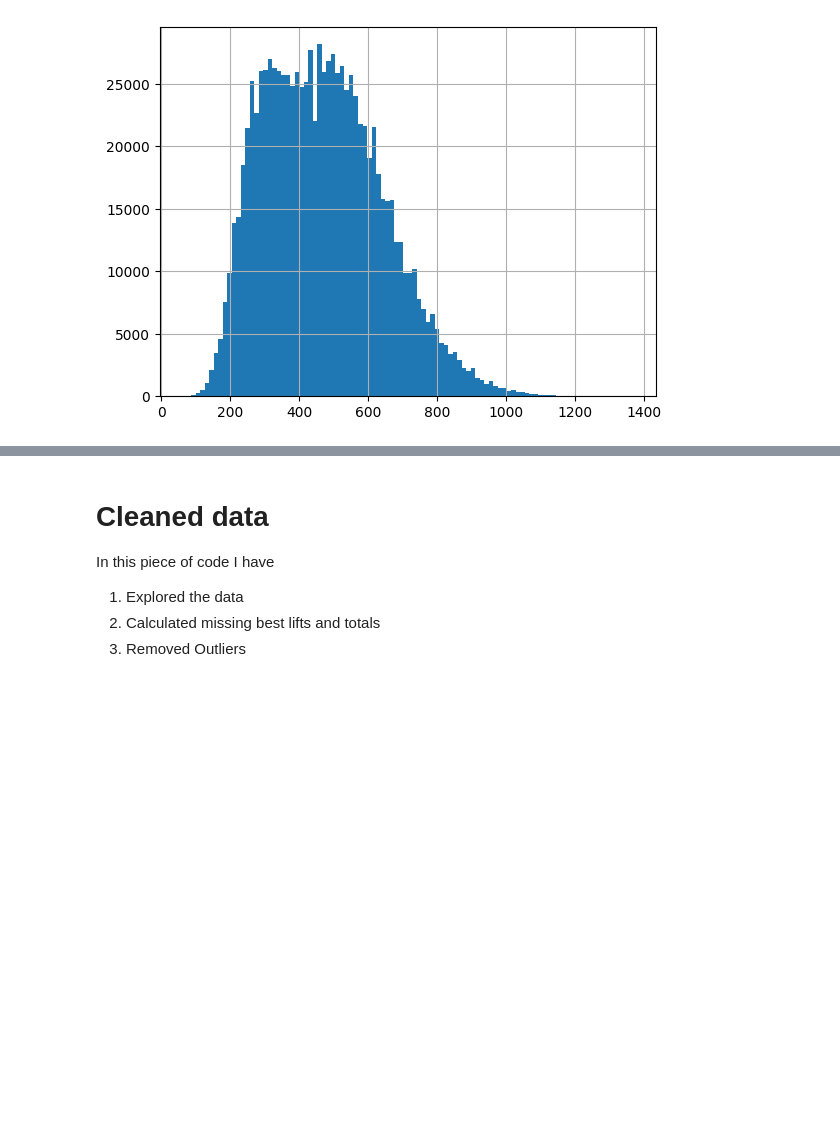
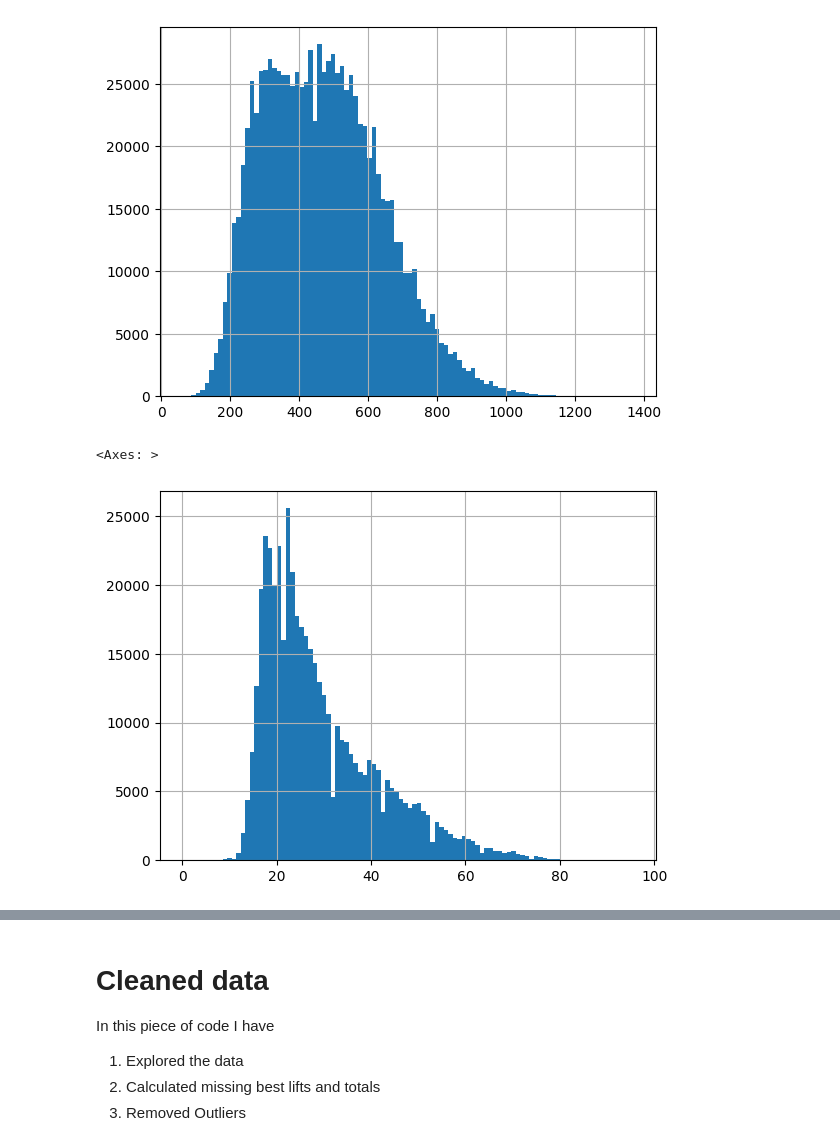
Before and after one commit to adam-grove/Practice, a Jupyter notebook: Power Lifting Project/Data Acquisition and Cleaning.ipynb, the cells around one changed output, grey strips where cells are left out. Drawn from its saved outputs; the diff is of its cells as text; code cells hidden in the pictures; blank space fills up the shorter version.

```diff
--- a/Power Lifting Project/Data Acquisition and Cleaning.ipynb
+++ b/Power Lifting Project/Data Acquisition and Cleaning.ipynb
@@ -218,3 +258,8 @@ sbd_df["TotalKg"].hist(bins=100)
 # %% [output]
 <Axes: >
 [figure]
+# %%
+sbd_df["Age"].hist(bins=100)
+# %% [output]
+<Axes: >
+[figure, added]
```
Also changed, not shown: parts of 7 cells of this notebook.
